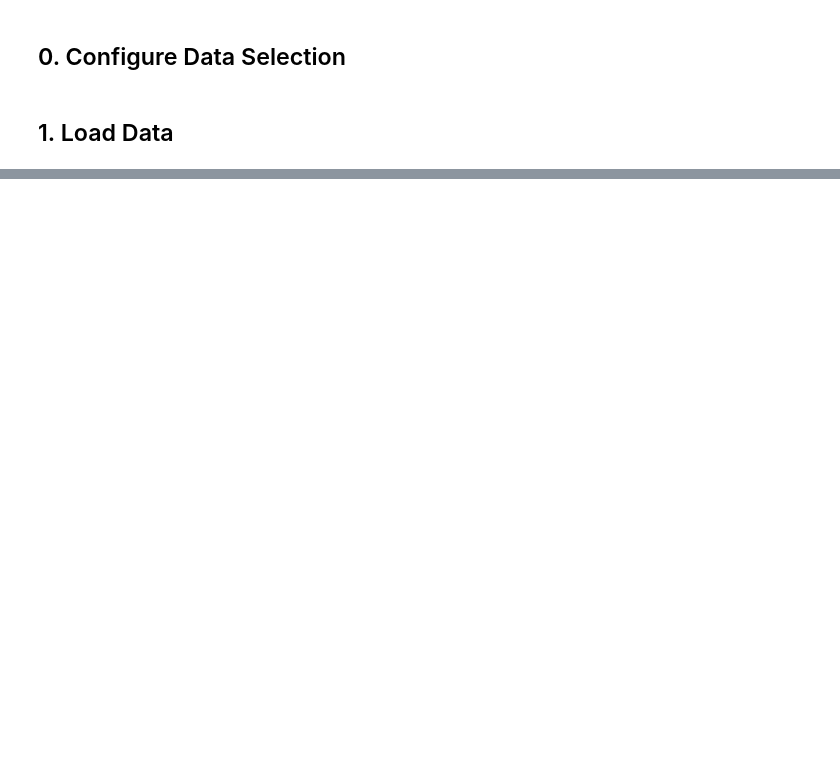
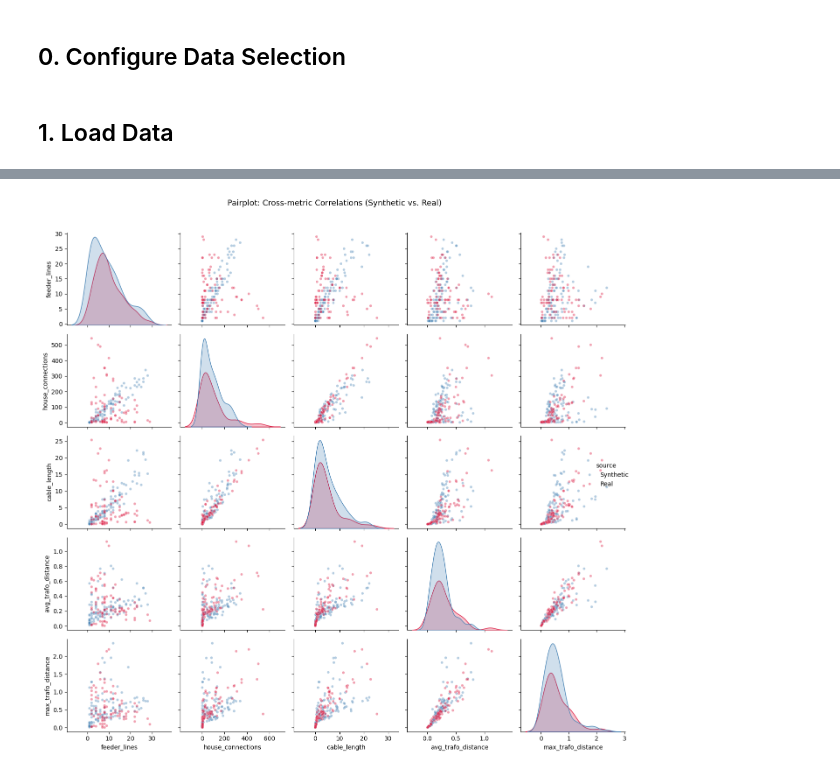
Before and after one commit to pedrocaixeta/pylovo_fork, a Jupyter notebook: validation/grid_comparison/grid_comparison_notebook.ipynb, the cells around one changed output, grey strips where cells are left out. Drawn from its saved outputs; the diff is of its cells as text; code cells hidden in the pictures; blank space fills up the shorter version.

```diff
--- a/validation/grid_comparison/grid_comparison_notebook.ipynb
+++ b/validation/grid_comparison/grid_comparison_notebook.ipynb
@@ -27,16 +49,21 @@ metrics = [
     "house_connections",
     "cable_length",
     "avg_trafo_distance",
-    "max_trafo_distance"
- ]
+    "max_trafo_distance",
+]
 
 labels = {
     "feeder_lines": "Number of Feeder Lines (count)",
     "house_connections": "Number of House Connections (count)",
     "cable_length": "Total Cable Length (km)",
     "avg_trafo_distance": "Avg. Distance to Trafo (km)",
-    "max_trafo_distance": "Max. Distance to Trafo (km)"
+    "max_trafo_distance": "Max. Distance to Trafo (km)",
 }
+
+# Path to the directory containing real grid JSON files (LV_*.json).
+# Set this to the folder where your pandapower-exported real grids are stored.
+REAL_GRID_DIR = Path("/home/breveron/data/regular_nets")
+# REAL_GRID_DIR: Path | None = None
 # %% [markdown]
 ## 1. Load Data
 # %%
@@ -48,7 +75,6 @@ def resolve_metrics_path(filename: str) -> Path | None:
         Path("..") / "validation" / "metrics" / filename,
         Path("..") / "metrics" / filename,
     ]
-
     for candidate in candidates:
         if candidate.exists():
             return candidate
@@ -84,6 +110,11 @@ else:
 
 
 df_all = pd.concat([df_synth, df_real], ignore_index=True)
-# df_all.head()
+
+# Align 'Type' with the library plotting API which expects a 'source' column
+df_all['source'] = df_all['Type']
+
+print(f"\nCombined dataset: {len(df_all)} grids total")
+df_all.head()
 # %% [output]
 Loaded 119 synthetic grids from CSV: metrics/synthetic_grid_metrics.csv
@@ -220,0 +285,19 @@ interactive(children=(Dropdown(description='Parameter:', options=('feeder_lines'
+# %%
+palette = {'Synthetic': 'steelblue', 'Real': 'crimson'}
+
+g = sns.pairplot(
+    df_all[metrics + ['source']].dropna(),
+    hue='source',
+    palette=palette,
+    plot_kws={'alpha': 0.4, 's': 18},
+    diag_kind='kde',
+)
+g.fig.suptitle(
+    "Pairplot: Cross-metric Correlations (Synthetic vs. Real)",
+    y=1.02,
+    fontsize=13,
+)
+plt.tight_layout()
+plt.show()
+# %% [output]
+[figure, added]
```
Also changed, not shown: parts of 28 cells of this notebook, 1 other file.
